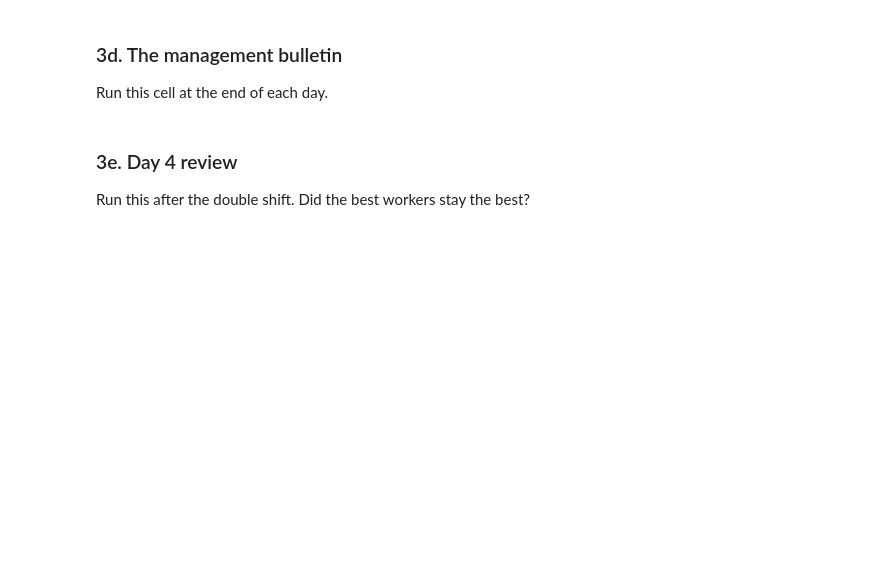
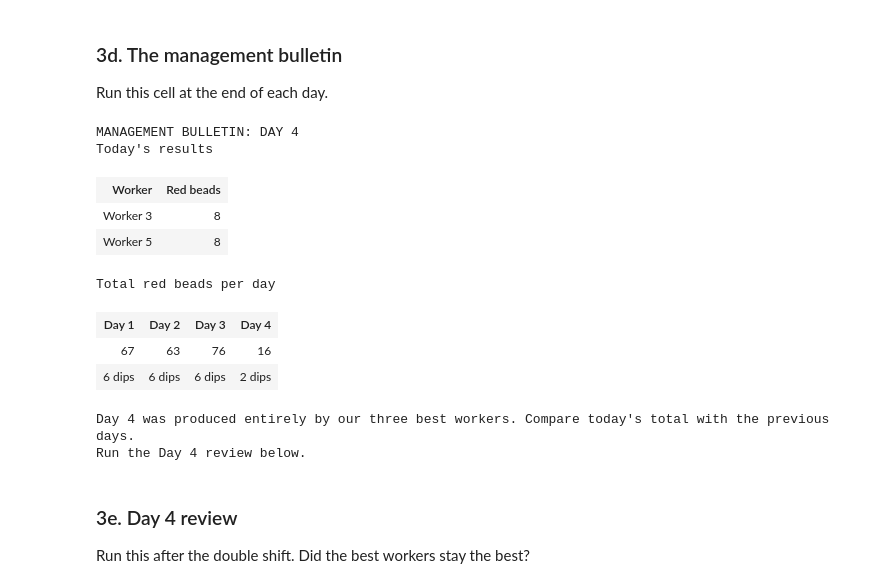
Before and after one commit to ust-buan-640/buan-640-notebooks, a Jupyter notebook: notebooks/deming-red-bead.ipynb, the cells around one changed output. Saved outputs shown, nothing was run; the diff lists cells and outputs as text; code cells hidden in the pictures; blank space fills up the shorter version.

Commit message:
updated a bulletin cell to show the totals

```diff
--- a/notebooks/deming-red-bead.ipynb
+++ b/notebooks/deming-red-bead.ipynb
@@ -293,6 +302,18 @@ def announce_firings():
     day4 = [(4, w) for w in best3] + [(4, w) for w in best3]
     state["schedule"] = [s for s in state["schedule"] if s[0] <= 3] + day4
     return best3, worst3, totals
+
+def daily_totals_html(df):
+    totals = df.groupby("day")["red"].sum()
+    dips = df.groupby("day")["red"].size()
+    cells_day = "".join(f"<th style='padding:2px 12px'>Day {d}</th>" for d in totals.index)
+    cells_tot = "".join(f"<td style='padding:2px 12px; text-align:center; font-size:20px'><b>{t}</b></td>"
+                        for t in totals.values)
+    cells_dips = "".join(f"<td style='padding:2px 12px; text-align:center; color:#777'>{n} dips</td>"
+                         for n in dips.values)
+    return ("<b>Total red beads per day</b>"
+            "<table style='margin:6px 0 12px 0; border-collapse:collapse'>"
+            f"<tr>{cells_day}</tr><tr>{cells_tot}</tr><tr>{cells_dips}</tr></table>")
 
 def bulletin():
     if not state["log"]:
@@ -314,41 +335,56 @@ def bulletin():
     parts.append("<b>Today's results</b><table style='margin:6px 0 12px 0'>"
                  "<tr><th style='text-align:left; padding-right:14px'>Worker</th><th>Red beads</th></tr>"
                  f"{rows}</table>")
+    parts.append(daily_totals_html(df))
 
     if day == 1:
         parts.append(f"<p>&#127942; <b>Employee of the Day: {best.worker}</b>, with only {best.red} red beads. "
                      "Please collect your reward from the foreman.</p>")
         parts.append(f"<p>&#9888;&#65039; <b>Written warning: {worst.worker}</b> ({worst.red} red beads). "
                      "Management expects immediate improvement.</p>")
         parts.append("<p>Our target is <b>no more than 3 red beads per paddle</b>. Every worker can meet "
                      "this target if they follow the procedure and try harder.</p>")
     elif day == 2:
         parts.append("<p style='font-size:26px; font-weight:bold; text-align:center; color:#c0392b; "
                      "border:3px dashed #c0392b; padding:8px;'>QUALITY IS JOB ONE!<br>DO IT RIGHT THE FIRST TIME!</p>")
         parts.append(f"<p>&#127942; <b>Merit bonus: {best.worker}</b> ({best.red} red beads).</p>")
         on_prob = list(today.loc[today["red"] >= 12, "worker"])
         if worst.worker not in on_prob:
             on_prob.append(worst.worker)
         parts.append("<p>&#9888;&#65039; <b>On probation:</b> " + ", ".join(on_prob) + ".</p>")
-        parts.append("<p>Management notes that the red bead count has <b>not</b> improved. "
+        parts.append("<p>Management notes that the red bead count has <b>not</b> met the target. "
                      "Tomorrow is your last chance.</p>")
     elif day == 3:
         best3, worst3, totals = announce_firings()
         rows3 = "".join(f"<tr><td style='padding:2px 14px 2px 0'>{w}</td>"
                         f"<td style='text-align:right'>{t}</td></tr>" for w, t in totals.items())
-        parts.append("<b>Total red beads, Days 1&ndash;3</b><table style='margin:6px 0 12px 0'>"
+        parts.append("<b>Total red beads per worker, Days 1&ndash;3</b><table style='margin:6px 0 12px 0'>"
                      f"{rows3}</table>")
         parts.append("<p>Management has reviewed three days of performance and is taking decisive action.</p>")
         parts.append("<p>&#10060; <b>Dismissed, effective immediately:</b> " + ", ".join(worst3) + ".</p>")
         parts.append("<p>&#11088; <b>Our three best workers</b>, " + ", ".join(best3) +
                      ", will work a <b>double shift</b> on Day 4 to cover. Surely the results will now improve.</p>")
         parts.append("<p><i>Run the production line cell again to start Day 4.</i></p>")
     else:
-        parts.append("<p>Day 4 is complete. Run the Day 4 review below.</p>")
+        parts.append("<p>Day 4 was produced entirely by our three best workers. "
+                     "Compare today's total with the previous days.</p>")
+        parts.append("<p><i>Run the Day 4 review below.</i></p>")
     parts.append("</div>")
     display(HTML("".join(parts)))
 
 bulletin()
+# %% [output]
+MANAGEMENT BULLETIN: DAY 4
+Today's results
+| Worker | Red beads |
+| Worker 3 | 8 |
+| Worker 5 | 8 |
+Total red beads per day
+| Day 1 | Day 2 | Day 3 | Day 4 |
+| 67 | 63 | 76 | 16 |
+| 6 dips | 6 dips | 6 dips | 2 dips |
+Day 4 was produced entirely by our three best workers. Compare today's total with the previous days.
+Run the Day 4 review below.
 # %% [markdown]
 ### 3e. Day 4 review
 
```
Also changed, not shown: parts of 11 cells of this notebook.
